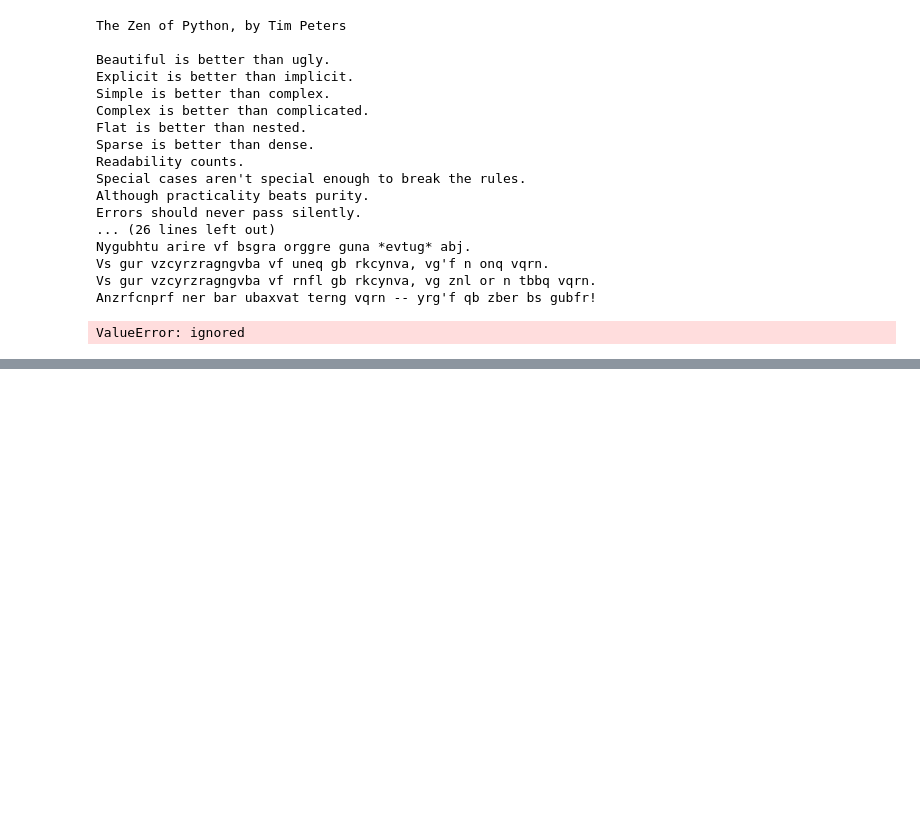
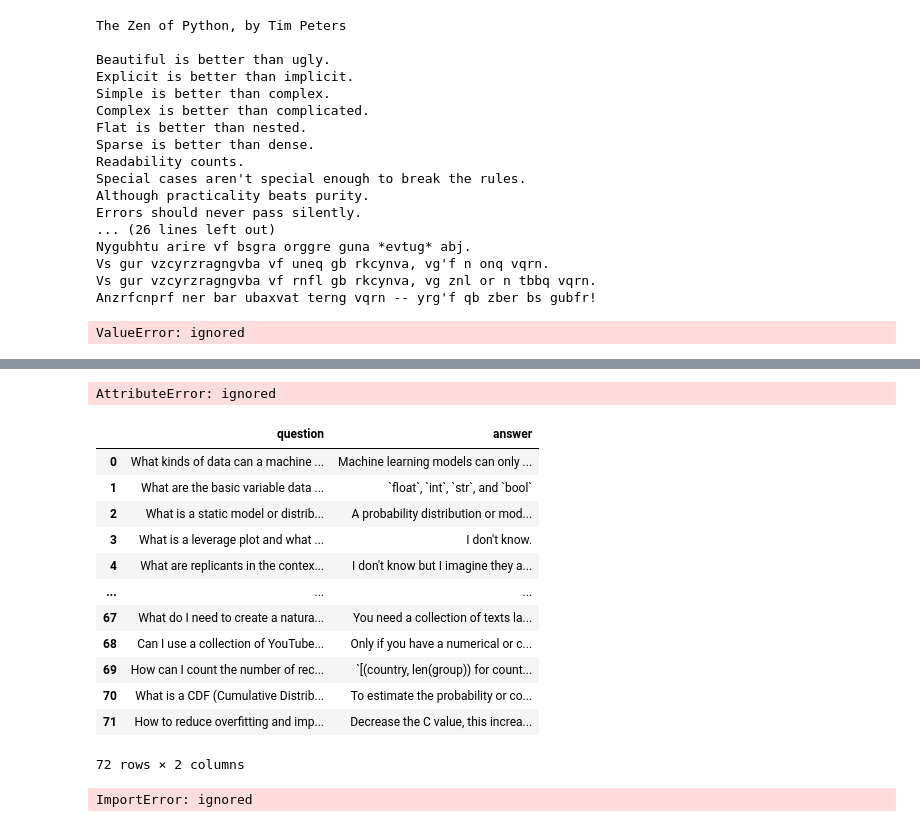
Before and after one commit to koad7/NLP_PYTORCH, a Jupyter notebook: Unsupervised_NER_With_embedding.ipynb, the cells around one changed output, grey strips where cells are left out. Cells and saved outputs as stored; diff of their text form; code cells hidden in the pictures; blank space fills up the shorter version.

```diff
--- a/Unsupervised_NER_With_embedding.ipynb
+++ b/Unsupervised_NER_With_embedding.ipynb
@@ -408,0 +488,6 @@ ValueError: ignored
+# %%
+import pandas as pd
+pd.options.display.width = 120
+
+DATA_DIR = ('https://gitlab.com/tangibleai/nlpia/-/raw/master/src/nlpia/data')
+url= DATA_DIR + '/toxic_comment_small.csv'
@@ -408,0 +617,15 @@ ValueError: ignored
+# %%
+import pandas as pd
+pd.set_option('display.max_columns', 6)
+from sklearn.decomposition import PCA
+import seaborn
+from matplotlib import pyplot as plt
+
+DATA_DIR = ('https://gitlab.com/tangibleai/nlpia/-/raw/master/src/nlpia/data')
+df = pd.read_csv(DATA_DIR + '/pointcloud.csv.gz', index_col=0)
+
+
+pca = PCA(n_components=2)
+df2d = pd.DataFrame(pca.fit_transform(df), columns=list('xy'))
+df2d.plot(kind='scatter', x='x', y='y')
+plt.show()
@@ -408,0 +642,46 @@ ValueError: ignored
+# %%
+skdec.pca
+# %% [output]
+AttributeError: ignored
+# %%
+REPO_URL = 'https://gitlab.com/tangibleai/qary/-/raw/main'
+FAQ_DIR = 'src/qary/data/faq'
+FAQ_FILENAME = 'short-faqs.csv'
+DS_FAQ_URL = '/'.join([REPO_URL, FAQ_DIR, FAQ_FILENAME])
+df = pd.read_csv(DS_FAQ_URL)
+# %%
+df
+# %% [output]
+|  | question | answer |
+| 0 | What kinds of data can a machine ... | Machine learning models can only ... |
+| 1 | What are the basic variable data ... | `float`, `int`, `str`, and `bool` |
+| 2 | What is a static model or distrib... | A probability distribution or mod... |
+| 3 | What is a leverage plot and what ... | I don't know. |
+| 4 | What are replicants in the contex... | I don't know but I imagine they a... |
+| ... | ... | ... |
+| 67 | What do I need to create a natura... | You need a collection of texts la... |
+| 68 | Can I use a collection of YouTube... | Only if you have a numerical or c... |
+| 69 | How can I count the number of rec... | `[(country, len(group)) for count... |
+| 70 | What is a CDF (Cumulative Distrib... | To estimate the probability or co... |
+| 71 | How to reduce overfitting and imp... | Decrease the C value, this increa... |
+72 rows × 2 columns
+# %%
+from sklearn.decomposition import TruncatedSVD
+
+vectorizer = TfidfVectorizer()
+vectorizer.fit(df['question'])
+tfidfvectors = vectorizer.transform(df['question'])
+svd = TruncatedSVD(n_components=16, n_iterations=100)
+tfidfvectors_16d = svd.fit_transform(tfidfvectors)
+
+def bot_reply(question):
+  question_tfidf = vectorizer.transform([question]).todense()
+  question_16d = svd.transform(question_tfidf)
+  idx = question_16d.dot(tfidfvectors_16d.T).argmax()
+  print(
+    f"Your question:\n {question}\n\n"
+    f"Most similar FAQ question:\n {df['question'][idx]}\n\n"
+    f"Answer to that FAQ question:\n {df['answer'][idx]}\n\n"
+  )
+# %% [output]
+ImportError: ignored
```
Also changed, not shown: parts of 43 cells of this notebook.
